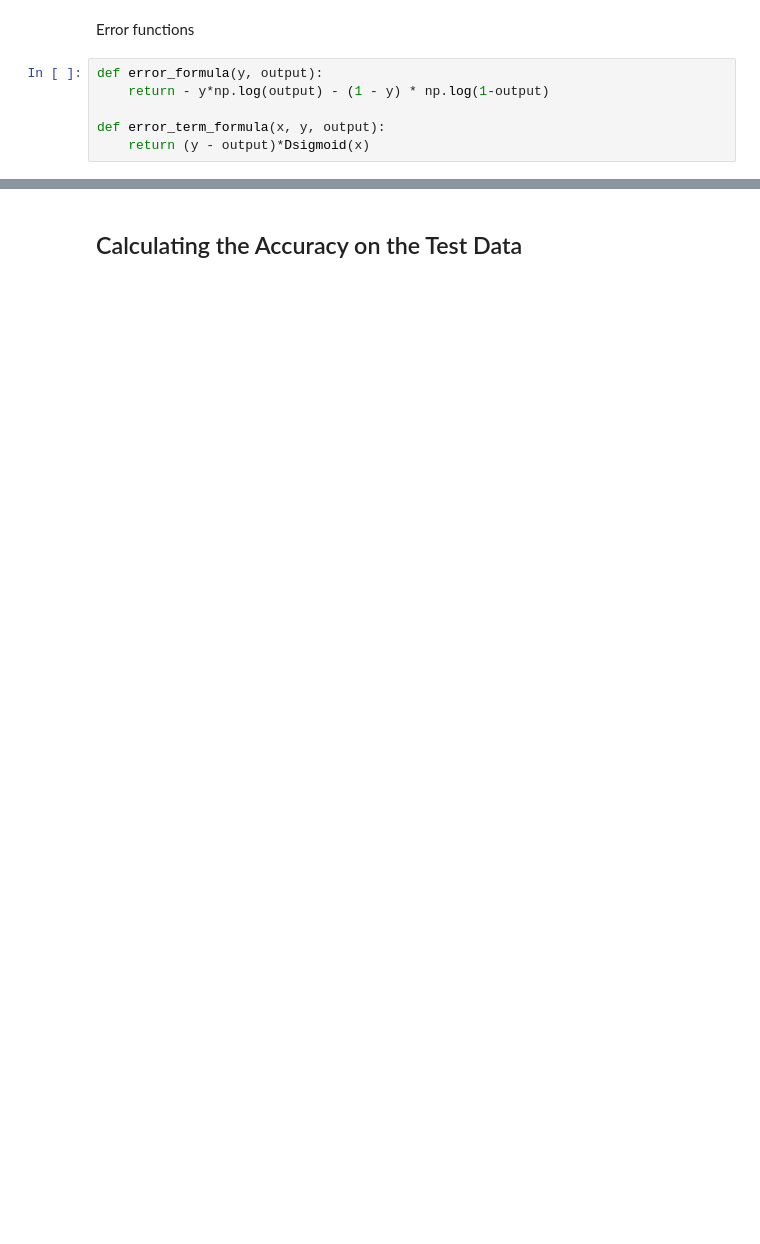
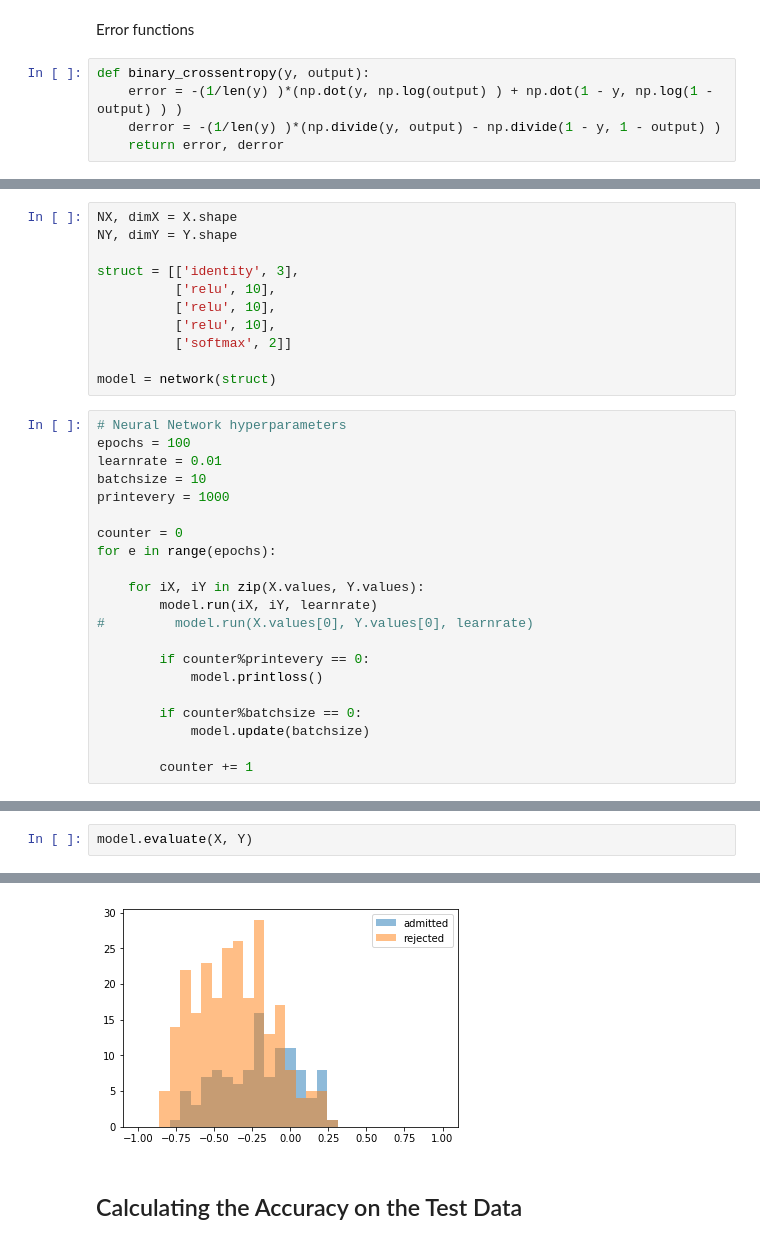
Before and after one commit to q1park/homegrown, a Jupyter notebook: classifier.ipynb, the cells around one changed output, grey strips where cells are left out. Drawn from its saved outputs; the diff is of its cells as text; blank space fills up the shorter version.

```diff
--- a/classifier.ipynb
+++ b/classifier.ipynb
@@ -59,8 +186,7 @@ def Dsoftmax(X):
 # %% [markdown]
 Error functions
 # %%
-def error_formula(y, output):
-    return - y*np.log(output) - (1 - y) * np.log(1-output)
-
-def error_term_formula(x, y, output):
-    return (y - output)*Dsigmoid(x)
+def binary_crossentropy(y, output):
+    error = -(1/len(y) )*(np.dot(y, np.log(output) ) + np.dot(1 - y, np.log(1 - output) ) )
+    derror = -(1/len(y) )*(np.divide(y, output) - np.divide(1 - y, 1 - output) )
+    return error, derror
@@ -350,0 +306,32 @@ Finished training!
+# %%
+NX, dimX = X.shape
+NY, dimY = Y.shape
+
+struct = [['identity', 3],
+          ['relu', 10],
+          ['relu', 10],
+          ['relu', 10],
+          ['softmax', 2]]
+
+model = network(struct)
+# %%
+# Neural Network hyperparameters
+epochs = 100
+learnrate = 0.01
+batchsize = 10
+printevery = 1000
+
+counter = 0
+for e in range(epochs):
+
+    for iX, iY in zip(X.values, Y.values):
+        model.run(iX, iY, learnrate)
+#         model.run(X.values[0], Y.values[0], learnrate)
+
+        if counter%printevery == 0:
+            model.printloss()
+
+        if counter%batchsize == 0:
+            model.update(batchsize)
+
+        counter += 1
@@ -350,0 +356,3 @@ Finished training!
+# %%
+model.evaluate(X, Y)
+# %% [output]
@@ -351,3 +361,4 @@ Finished training!
+[figure, added]
 # %% [markdown]
 ## Calculating the Accuracy on the Test Data
 # %%
```
Also changed, not shown: parts of 48 cells of this notebook.
